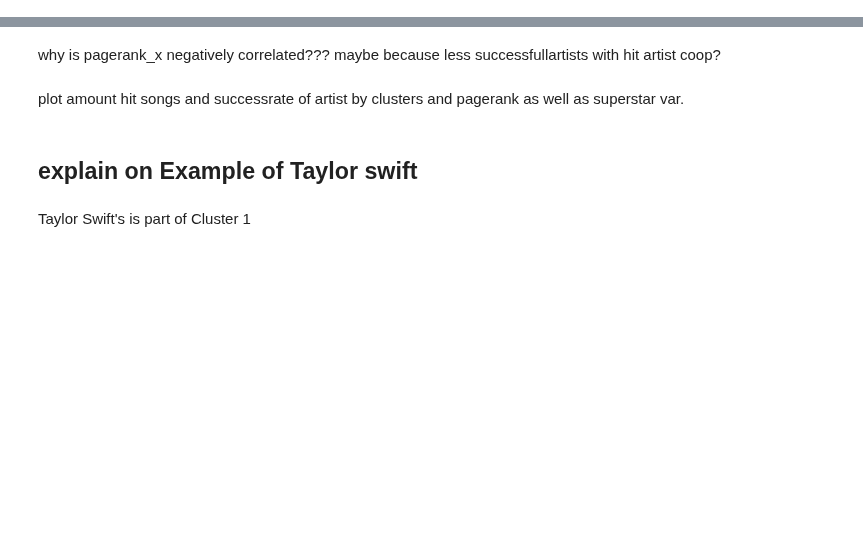
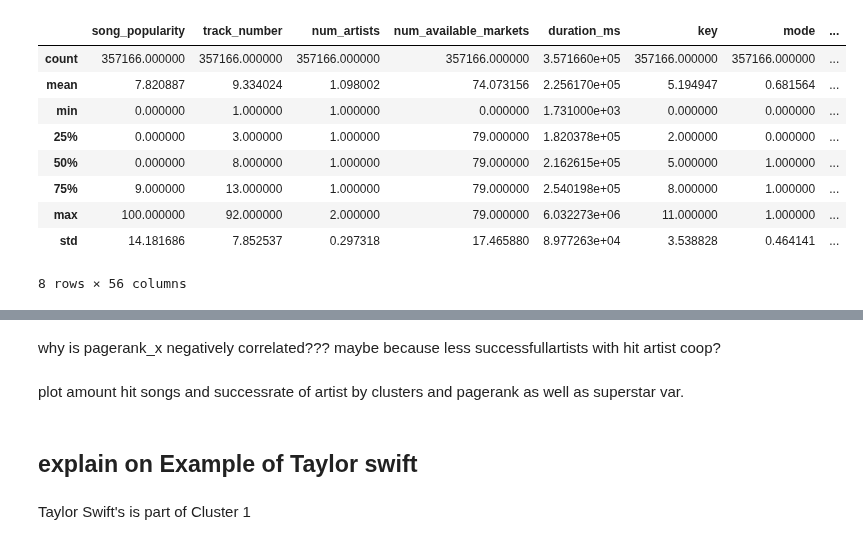
Before and after one commit to l4vd/Ba_first_tries, a Jupyter notebook: models/Original_MLP/Network_Analysis.ipynb, the cells around one changed output, grey strips where cells are left out. Cells and saved outputs as stored; diff of their text form; code cells hidden in the pictures; blank space fills up the shorter version.

```diff
--- a/models/Original_MLP/Network_Analysis.ipynb
+++ b/models/Original_MLP/Network_Analysis.ipynb
@@ -32,0 +31,13 @@ plt.show()          #this and boxplot to check which sup var is best
+# %%
+data.describe()
+# %% [output]
+|  | song_popularity | track_number | num_artists | num_available_markets | duration_ms | key | mode | ... |
+| count | 357166.000000 | 357166.000000 | 357166.000000 | 357166.000000 | 3.571660e+05 | 357166.000000 | 357166.000000 | ... |
+| mean | 7.820887 | 9.334024 | 1.098002 | 74.073156 | 2.256170e+05 | 5.194947 | 0.681564 | ... |
+| min | 0.000000 | 1.000000 | 1.000000 | 0.000000 | 1.731000e+03 | 0.000000 | 0.000000 | ... |
+| 25% | 0.000000 | 3.000000 | 1.000000 | 79.000000 | 1.820378e+05 | 2.000000 | 0.000000 | ... |
+| 50% | 0.000000 | 8.000000 | 1.000000 | 79.000000 | 2.162615e+05 | 5.000000 | 1.000000 | ... |
+| 75% | 9.000000 | 13.000000 | 1.000000 | 79.000000 | 2.540198e+05 | 8.000000 | 1.000000 | ... |
+| max | 100.000000 | 92.000000 | 2.000000 | 79.000000 | 6.032273e+06 | 11.000000 | 1.000000 | ... |
+| std | 14.181686 | 7.852537 | 0.297318 | 17.465880 | 8.977263e+04 | 3.538828 | 0.464141 | ... |
+8 rows × 56 columns
```
Also changed, not shown: parts of 7 cells of this notebook.
